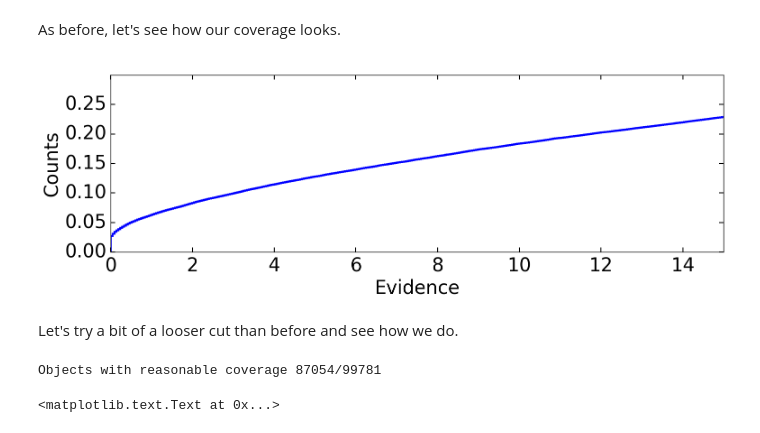
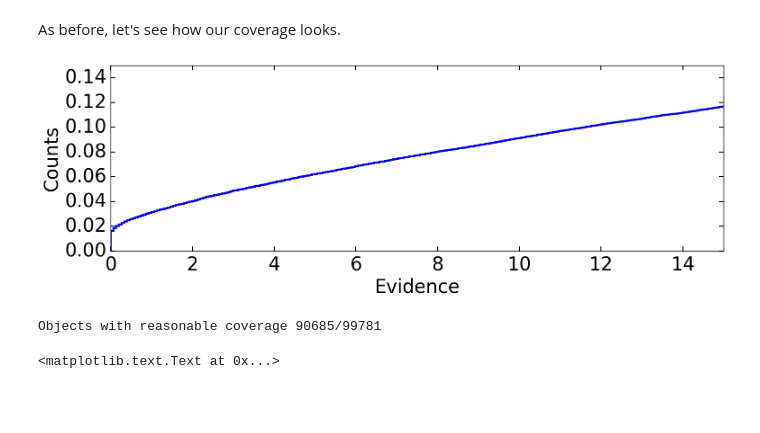
Before and after one commit to joshspeagle/frankenz, a Jupyter notebook: 6 - Application to SDSS Data.ipynb, the cells around one changed output. Drawn from its saved outputs; the diff is of its cells as text; code cells hidden in the pictures; blank space fills up the shorter version.

```diff
--- a/6 - Application to SDSS Data.ipynb
+++ b/6 - Application to SDSS Data.ipynb
@@ -109,7 +109,7 @@ phot = c_[data['CMODELFLUX_U'], data['CMODELFLUX_G'], data['CMODELFLUX_R'],
 err = c_[data['CMODELFLUXIVAR_U'], data['CMODELFLUXIVAR_G'], data['CMODELFLUXIVAR_R'],
          data['CMODELFLUXIVAR_I'], data['CMODELFLUXIVAR_Z']]
 err = sqrt(1. / err)
-pkern = ones(5)*0.02 # smoothing kernel
+pkern = ones(5)*0.03 # smoothing kernel
 err = sqrt(err**2 + (pkern*phot)**2) # add kernel to training objects
 mask = isfinite(phot) & (err > 0.)
 # %%
@@ -197,22 +199,20 @@ As before, let's see how our coverage looks.
 # %%
 figure(figsize=(16,6))
 h = hist(model_evid, 10000, histtype='step', lw=3, normed=True, cumulative=True)
 xlabel('Evidence')
 xlim([0,15])
 ylabel('Counts')
-ylim([0,0.3])
+ylim([0,0.15])
 tight_layout()
 # %% [output]
-[figure, old version]
+[figure, new version]
-# %% [markdown]
-Let's try a bit of a looser cut than before and see how we do.
 # %%
-pmask = arange(len(data))[model_evid>5]
+pmask = arange(len(data))[model_evid>10]
 Ntrain = Nobs
 Ntest = len(pmask)
 print('Objects with reasonable coverage {:}/{:}'.format(Ntest, Ntrain))
 # %% [output]
-Objects with reasonable coverage 87054/99781
+Objects with reasonable coverage 90685/99781
 # %%
 # computing stacked posteriors
 pstack = zeros(Ntrain)
```
Also changed, not shown: parts of 15 cells of this notebook.
